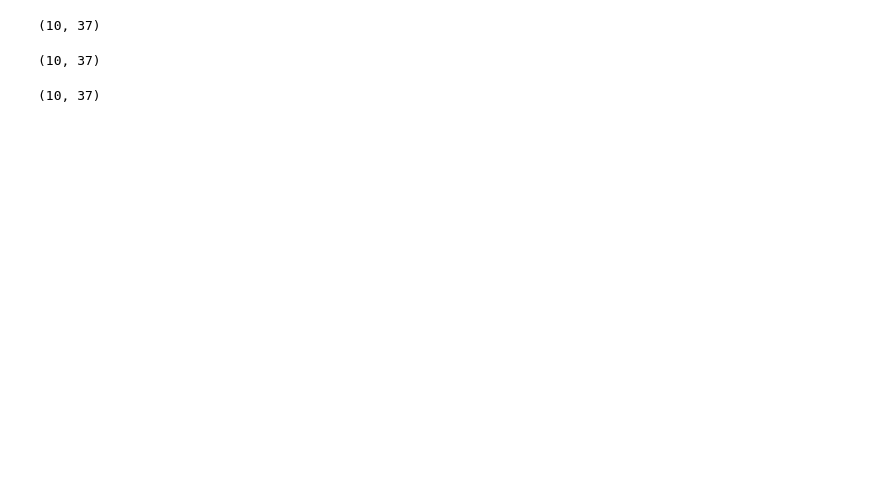
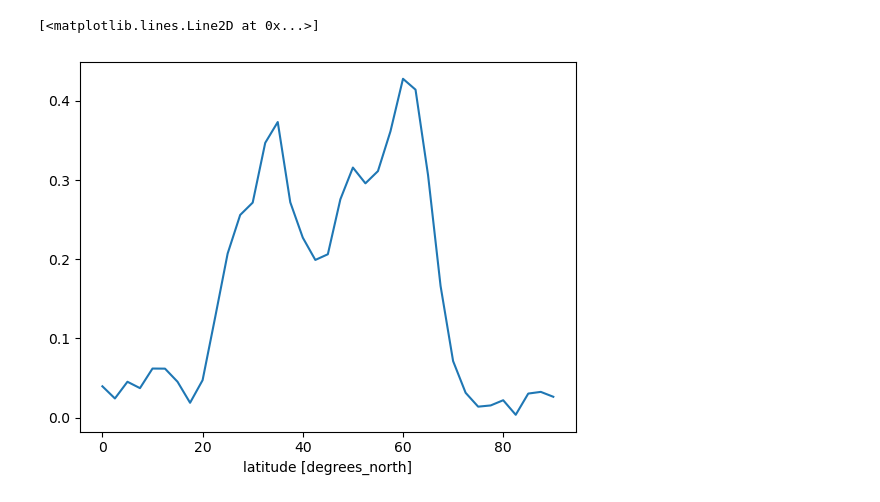
Before and after one commit to Caturrell/eddy_feedback, a Jupyter notebook: ef_param/EFP.ipynb, the cells around one changed output. Saved outputs shown, nothing was run; the diff lists cells and outputs as text; code cells hidden in the pictures; blank space fills up the shorter version.

Commit message:
testing xarray corr function works fine

```diff
--- a/ef_param/EFP.ipynb
+++ b/ef_param/EFP.ipynb
@@ -58,8 +63,6 @@ def calculate_ef_parameter(ds, primitive=True, hemisphere='NH', top_atmos=10., r
         # set northern hemisphere
         ds = ds.where( ds.lat >= 0, drop=True )
 
-    # cut off stratosphere
-    ds = ds.where( ds.level >= top_atmos, drop=True )
 
     #-------------------------------------------------------------------
 
@@ -86,16 +89,20 @@ def calculate_ef_parameter(ds, primitive=True, hemisphere='NH', top_atmos=10., r
         div1 = div1.load()
         div2 = div2.load()
 
+    # calculate Pearson's correlation
+    R = xr.corr(ubar, div1, dim='year')
 
-    R = ef.correlation_array(ubar, div1)
+    # calculate correlation squared (R^2)
+    R = R**2
 
-    # # choose between whole area or individual levels
-    # if whole_area == True:
-    #     # average over 200-600hPa
-    #     R = R.mean(('lon'))
-    # else:
-    #     # take a slice at particular level
-    #     R = R.sel( ds.level == which_level)
+
+    # choose between whole area or individual levels
+    if whole_area == True:
+        # average over 200-600hPa
+        R = R.mean(('level'))
+    else:
+        # take a slice at particular level
+        R = R.sel( ds.level == which_level)
 
 
     return R
@@ -222,12 +124,5 @@ Coordinates:
-# %%
-(R.values - R1).shape
-# %% [output]
-(10, 37)
-# %%
-R1.shape
-# %% [output]
-(10, 37)
-# %%
-R.shape
-# %% [output]
-(10, 37)
+# %%
+R.plot.line()
+# %% [output]
+[<matplotlib.lines.Line2D at 0x...>]
+[figure, added]
```
Also changed, not shown: parts of 7 cells of this notebook, 1 other file.
